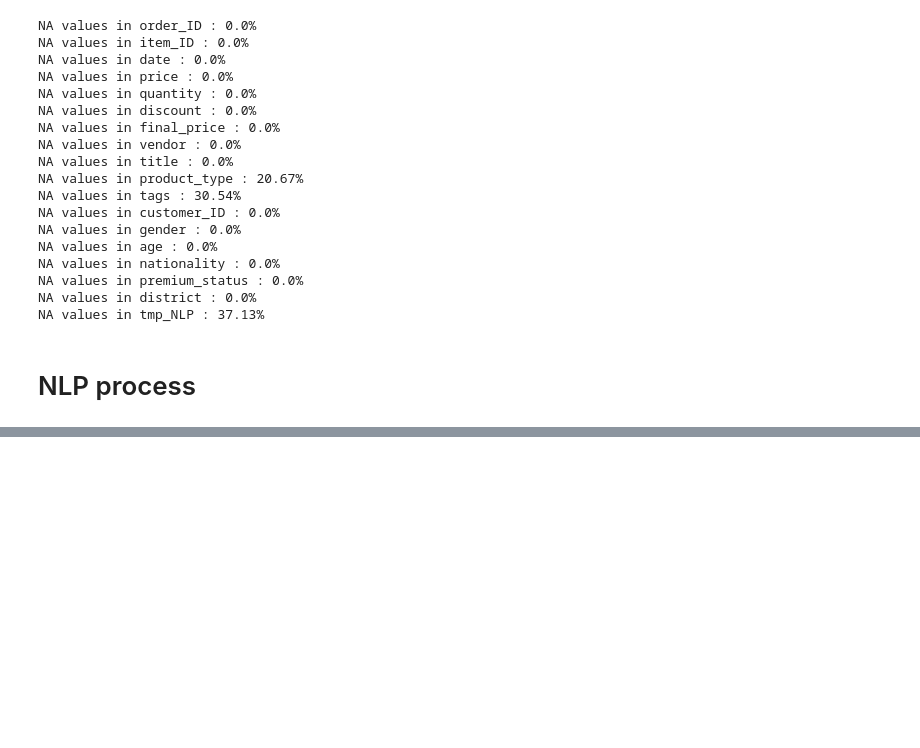
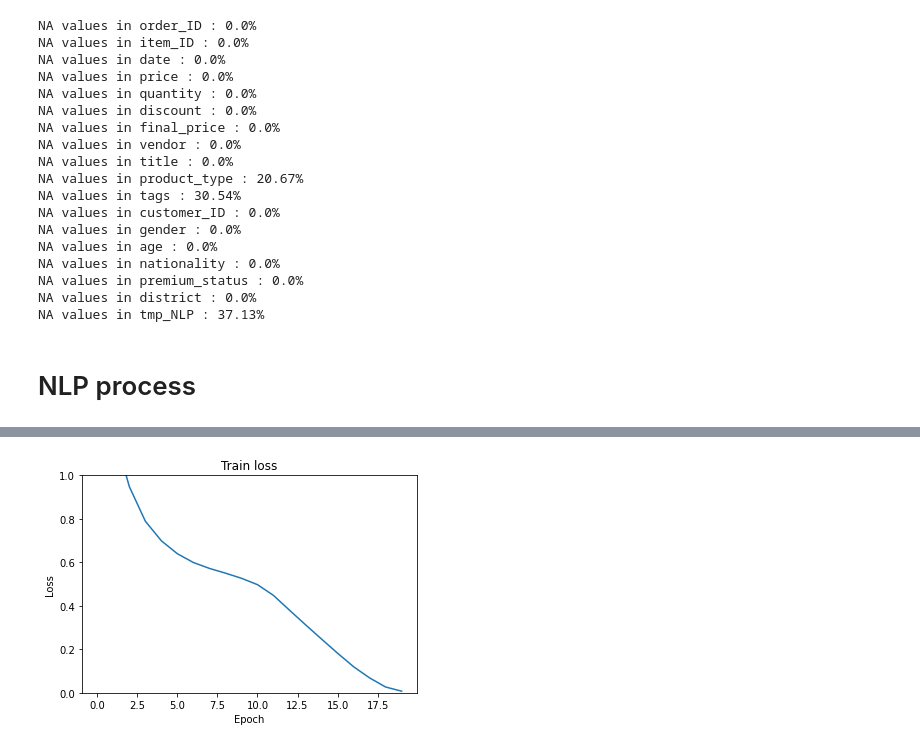
Before and after one commit to polgariovabrigi/frontend_onthelistcrm, a Jupyter notebook: notebooks/cleaning_1M.ipynb, the cells around one changed output, grey strips where cells are left out. Cells and saved outputs as stored; diff of their text form; code cells hidden in the pictures; blank space fills up the shorter version.

Commit message:
model to predict product_cat doneat 99%

```diff
--- a/notebooks/cleaning_1M.ipynb
+++ b/notebooks/cleaning_1M.ipynb
@@ -398,0 +452,4 @@ X_train, X_test, y_train, y_test = train_test_split(X, y, test_size=0.33, random
+# %%
+vocab_size = max([i for i in tokenizer.word_index.values()])
+
+vocab_size
@@ -398,0 +476,16 @@ X_train, X_test, y_train, y_test = train_test_split(X, y, test_size=0.33, random
+# %%
+from tensorflow.keras.models import Sequential
+from tensorflow.keras import layers
+
+model = Sequential()
+
+model.add(layers.Embedding(input_dim=vocab_size+1, # 16 +1 for the 0 padding
+                           input_length=73, # Max_sentence_length (optional, for model summary)
+                           output_dim=100,# 100
+                           mask_zero=True, # Included masking layer :)
+                          ))
+
+model.add(layers.LSTM(units=20))
+model.add(layers.Dense(10,activation="relu"))
+model.add(layers.Dense(10,activation="relu"))
+model.add(layers.Dense(9,activation="softmax"))
@@ -398,0 +518,15 @@ X_train, X_test, y_train, y_test = train_test_split(X, y, test_size=0.33, random
+# %%
+from tensorflow.keras.callbacks import EarlyStopping
+
+model.compile(loss='sparse_categorical_crossentropy',
+              optimizer='rmsprop',
+              metrics='accuracy')
+
+es = EarlyStopping(patience=4,restore_best_weights=True)
+
+history = model.fit(X_train_token_pad, y_train,
+                    validation_split=0.2,
+                    epochs=20,
+                    callbacks=[es],
+                    batch_size=1024,
+                    verbose=1)
@@ -398,0 +551,12 @@ X_train, X_test, y_train, y_test = train_test_split(X, y, test_size=0.33, random
+# %%
+def plot_history(history):
+    plt.plot(history.history['loss'])
+    plt.title('Train loss')
+    plt.ylabel('Loss')
+    plt.xlabel('Epoch')
+    plt.ylim(0,1)
+    plt.show()
+# %%
+plot_history(history)
+# %% [output]
+[figure, added]
```
Also changed, not shown: parts of 27 cells of this notebook, 1 other file.
